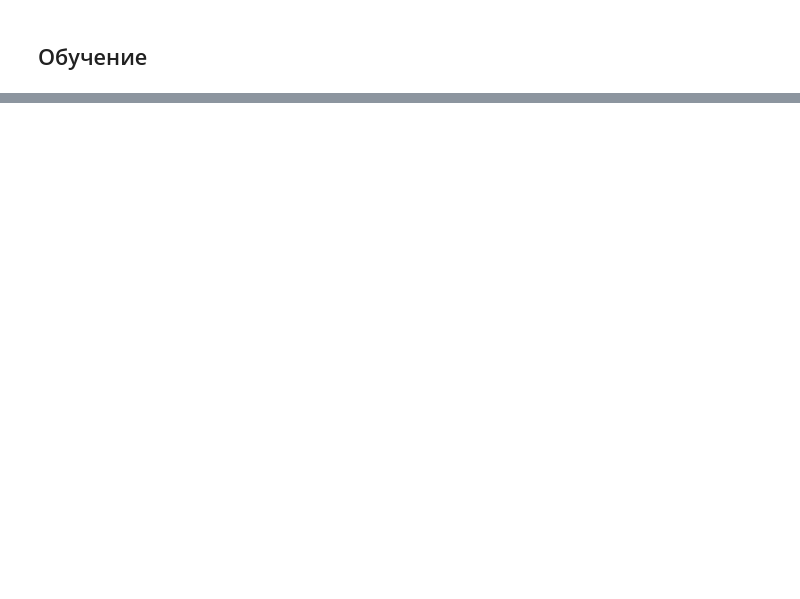
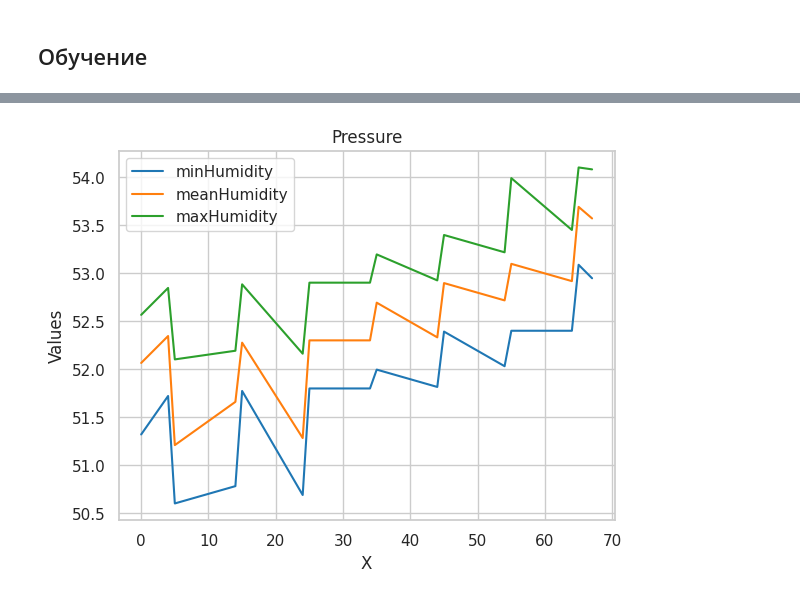
Before and after one commit to Syrenny/chicken_entropy, a Jupyter notebook: test.ipynb, the cells around one changed output, grey strips where cells are left out. Saved outputs shown, nothing was run; the diff lists cells and outputs as text; code cells hidden in the pictures; blank space fills up the shorter version.

```diff
--- a/test.ipynb
+++ b/test.ipynb
@@ -343,0 +294,8 @@ class Chicken_Entropy():
+# %%
+# Создаем набор данных
+x_axis = np.arange(0, duration)
+
+# Вызываем функцию для построения графика
+plot_series('Pressure', x_axis, series_list=df.loc[:, ['minHumidity', 'meanHumidity', 'maxHumidity']])
+# %% [output]
+[figure, added]
```
Also changed, not shown: parts of 18 cells of this notebook, 1 other file.
